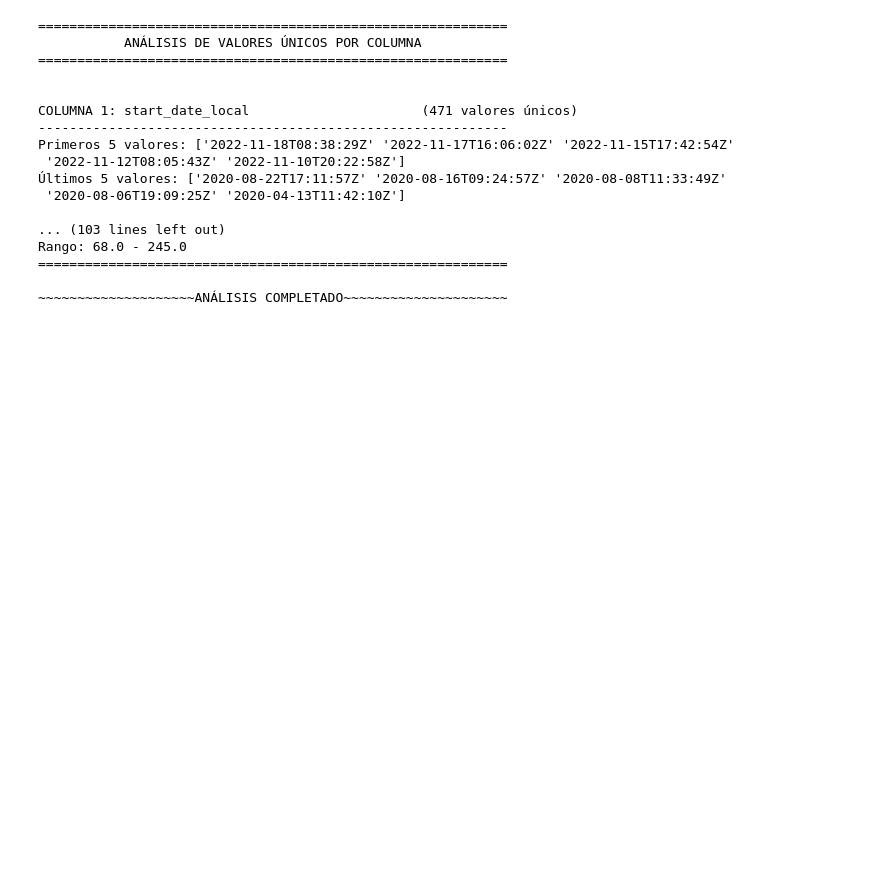
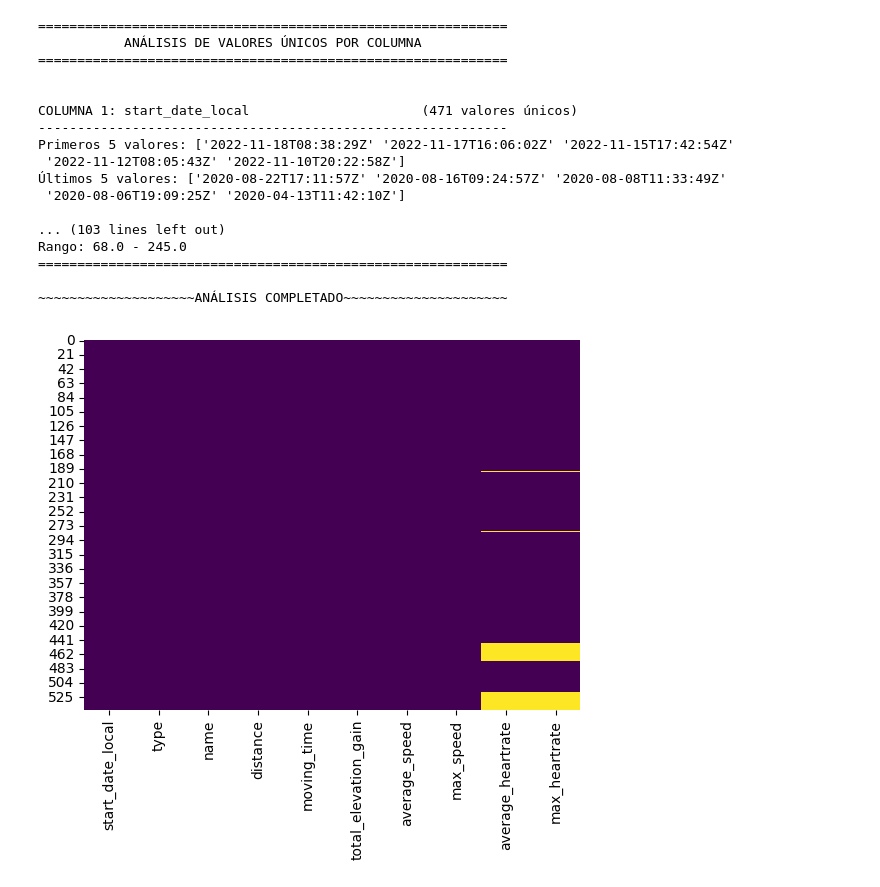
Before and after one commit to Gylla/Proyecto-Integrador, a Jupyter notebook: Proyecto_Strava.ipynb, the cells around one changed output. Saved outputs shown, nothing was run; the diff lists cells and outputs as text; code cells hidden in the pictures; blank space fills up the shorter version.

```diff
--- a/Proyecto_Strava.ipynb
+++ b/Proyecto_Strava.ipynb
@@ -91,3 +91,8 @@ Rango: 68.0 - 245.0
 ============================================================
 
 ~~~~~~~~~~~~~~~~~~~~ANÁLISIS COMPLETADO~~~~~~~~~~~~~~~~~~~~~
+# %%
+sns.heatmap(df.isna(), cbar=False, cmap='viridis')
+plt.show()
+# %% [output]
+[figure, added]
```
Also changed, not shown: parts of 3 cells of this notebook.
